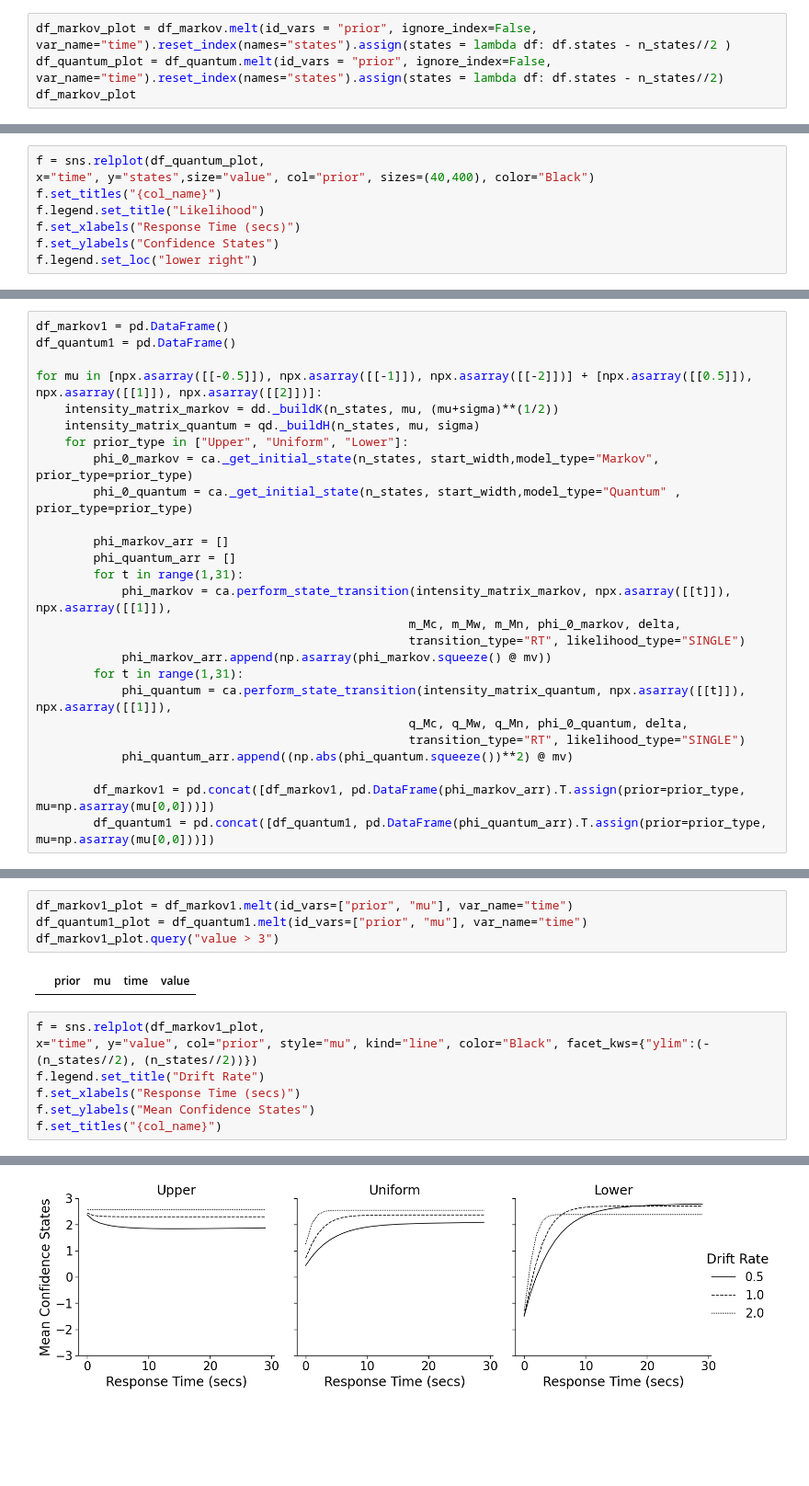
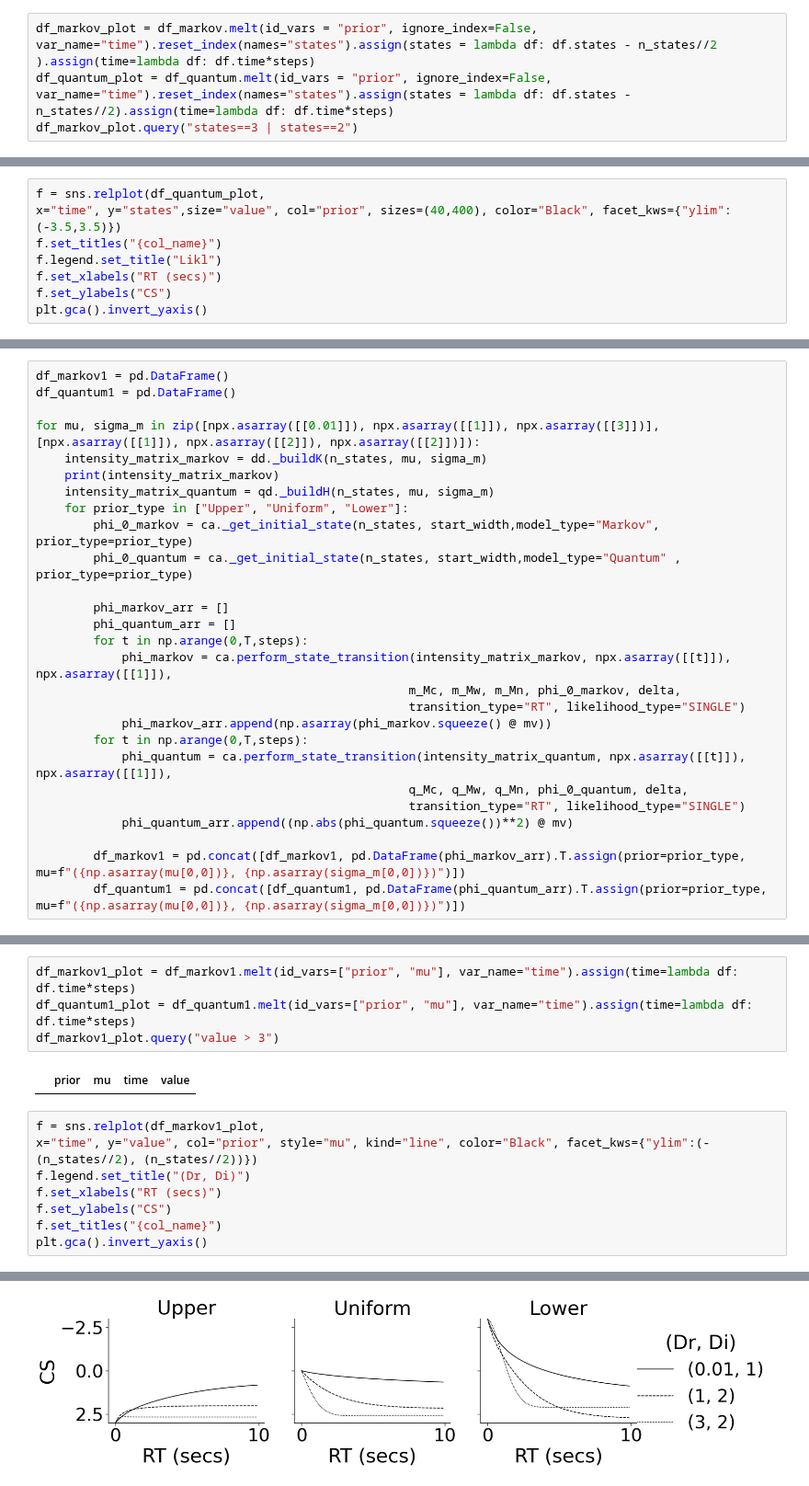
Before and after one commit to rkmalaiya/stochastic_cognitive_dynamics, a Jupyter notebook: poc/Diffusion_vs_Quantum.ipynb, the cells around one changed output, grey strips where cells are left out. Shown at 92% size. Drawn from its saved outputs; the diff is of its cells as text; blank space fills up the shorter version.

```diff
--- a/poc/Diffusion_vs_Quantum.ipynb
+++ b/poc/Diffusion_vs_Quantum.ipynb
@@ -79,6 +139,6 @@ pd.DataFrame(scx.linalg.expm(intensity_matrix_markov).squeeze())
 # %%
-df_markov_plot = df_markov.melt(id_vars = "prior", ignore_index=False, var_name="time").reset_index(names="states").assign(states = lambda df: df.states - n_states//2 )
-df_quantum_plot = df_quantum.melt(id_vars = "prior", ignore_index=False, var_name="time").reset_index(names="states").assign(states = lambda df: df.states - n_states//2)
-df_markov_plot
+df_markov_plot = df_markov.melt(id_vars = "prior", ignore_index=False, var_name="time").reset_index(names="states").assign(states = lambda df: df.states - n_states//2 ).assign(time=lambda df: df.time*steps)
+df_quantum_plot = df_quantum.melt(id_vars = "prior", ignore_index=False, var_name="time").reset_index(names="states").assign(states = lambda df: df.states - n_states//2).assign(time=lambda df: df.time*steps)
+df_markov_plot.query("states==3 | states==2")
 # %% [output]
 |  | states | prior | time | value |
@@ -108,9 +189,9 @@ f.legend.set_loc("lower right")
 # %%
 f = sns.relplot(df_quantum_plot,
-x="time", y="states",size="value", col="prior", sizes=(40,400), color="Black")
+x="time", y="states",size="value", col="prior", sizes=(40,400), color="Black", facet_kws={"ylim":(-3.5,3.5)})
 f.set_titles("{col_name}")
-f.legend.set_title("Likelihood")
-f.set_xlabels("Response Time (secs)")
-f.set_ylabels("Confidence States")
-f.legend.set_loc("lower right")
+f.legend.set_title("Likl")
+f.set_xlabels("RT (secs)")
+f.set_ylabels("CS")
+plt.gca().invert_yaxis()
 # %% [output]
@@ -124,25 +205,26 @@ array([-3, -2, -1,  0,  1,  2,  3])
 df_markov1 = pd.DataFrame()
 df_quantum1 = pd.DataFrame()
 
-for mu in [npx.asarray([[-0.5]]), npx.asarray([[-1]]), npx.asarray([[-2]])] + [npx.asarray([[0.5]]), npx.asarray([[1]]), npx.asarray([[2]])]:
-    intensity_matrix_markov = dd._buildK(n_states, mu, (mu+sigma)**(1/2))
-    intensity_matrix_quantum = qd._buildH(n_states, mu, sigma)
+for mu, sigma_m in zip([npx.asarray([[0.01]]), npx.asarray([[1]]), npx.asarray([[3]])], [npx.asarray([[1]]), npx.asarray([[2]]), npx.asarray([[2]])]):
+    intensity_matrix_markov = dd._buildK(n_states, mu, sigma_m)
+    print(intensity_matrix_markov)
+    intensity_matrix_quantum = qd._buildH(n_states, mu, sigma_m)
     for prior_type in ["Upper", "Uniform", "Lower"]:
         phi_0_markov = ca._get_initial_state(n_states, start_width,model_type="Markov", prior_type=prior_type)
         phi_0_quantum = ca._get_initial_state(n_states, start_width,model_type="Quantum" , prior_type=prior_type)
 
         phi_markov_arr = []
         phi_quantum_arr = []
-        for t in range(1,31):
+        for t in np.arange(0,T,steps):
             phi_markov = ca.perform_state_transition(intensity_matrix_markov, npx.asarray([[t]]), npx.asarray([[1]]),
                                                     m_Mc, m_Mw, m_Mn, phi_0_markov, delta,
                                                     transition_type="RT", likelihood_type="SINGLE")
             phi_markov_arr.append(np.asarray(phi_markov.squeeze() @ mv))
-        for t in range(1,31):
+        for t in np.arange(0,T,steps):
             phi_quantum = ca.perform_state_transition(intensity_matrix_quantum, npx.asarray([[t]]), npx.asarray([[1]]),
                                                     q_Mc, q_Mw, q_Mn, phi_0_quantum, delta,
                                                     transition_type="RT", likelihood_type="SINGLE")
             phi_quantum_arr.append((np.abs(phi_quantum.squeeze())**2) @ mv)
 
-        df_markov1 = pd.concat([df_markov1, pd.DataFrame(phi_markov_arr).T.assign(prior=prior_type, mu=np.asarray(mu[0,0]))])
-        df_quantum1 = pd.concat([df_quantum1, pd.DataFrame(phi_quantum_arr).T.assign(prior=prior_type, mu=np.asarray(mu[0,0]))])
+        df_markov1 = pd.concat([df_markov1, pd.DataFrame(phi_markov_arr).T.assign(prior=prior_type, mu=f"({np.asarray(mu[0,0])}, {np.asarray(sigma_m[0,0])})")])
+        df_quantum1 = pd.concat([df_quantum1, pd.DataFrame(phi_quantum_arr).T.assign(prior=prior_type, mu=f"({np.asarray(mu[0,0])}, {np.asarray(sigma_m[0,0])})")])
@@ -149,14 +249,15 @@ for mu in [npx.asarray([[-0.5]]), npx.asarray([[-1]]), npx.asarray([[-2]])] + [n
 # %%
-df_markov1_plot = df_markov1.melt(id_vars=["prior", "mu"], var_name="time")
-df_quantum1_plot = df_quantum1.melt(id_vars=["prior", "mu"], var_name="time")
+df_markov1_plot = df_markov1.melt(id_vars=["prior", "mu"], var_name="time").assign(time=lambda df: df.time*steps)
+df_quantum1_plot = df_quantum1.melt(id_vars=["prior", "mu"], var_name="time").assign(time=lambda df: df.time*steps)
 df_markov1_plot.query("value > 3")
 # %% [output]
 |  | prior | mu | time | value |
 # %%
 f = sns.relplot(df_markov1_plot,
 x="time", y="value", col="prior", style="mu", kind="line", color="Black", facet_kws={"ylim":(-(n_states//2), (n_states//2))})
-f.legend.set_title("Drift Rate")
-f.set_xlabels("Response Time (secs)")
-f.set_ylabels("Mean Confidence States")
+f.legend.set_title("(Dr, Di)")
+f.set_xlabels("RT (secs)")
+f.set_ylabels("CS")
 f.set_titles("{col_name}")
+plt.gca().invert_yaxis()
 # %% [output]
@@ -164,3 +264,3 @@ f.set_titles("{col_name}")
-[figure, old version]
+[figure, new version]
 # %%
 f = sns.relplot(df_quantum1_plot,
```
Also changed, not shown: parts of 32 cells of this notebook.
